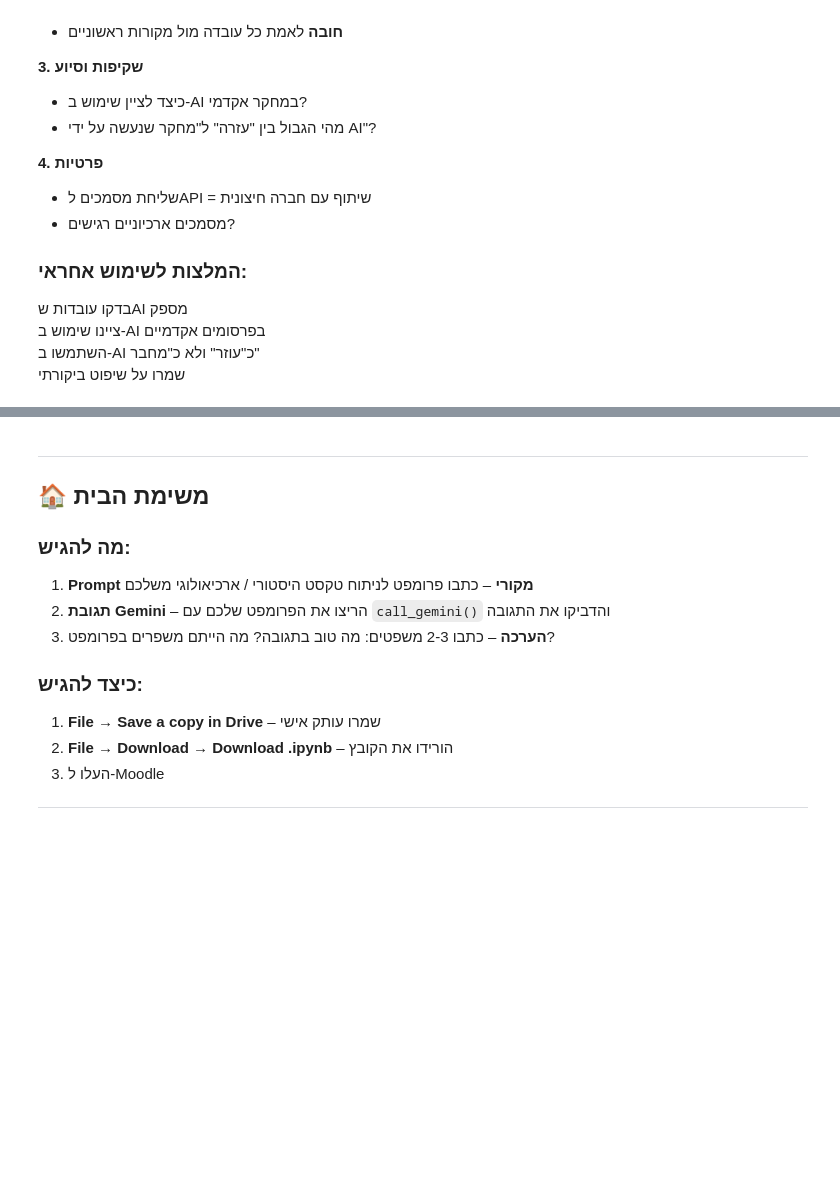
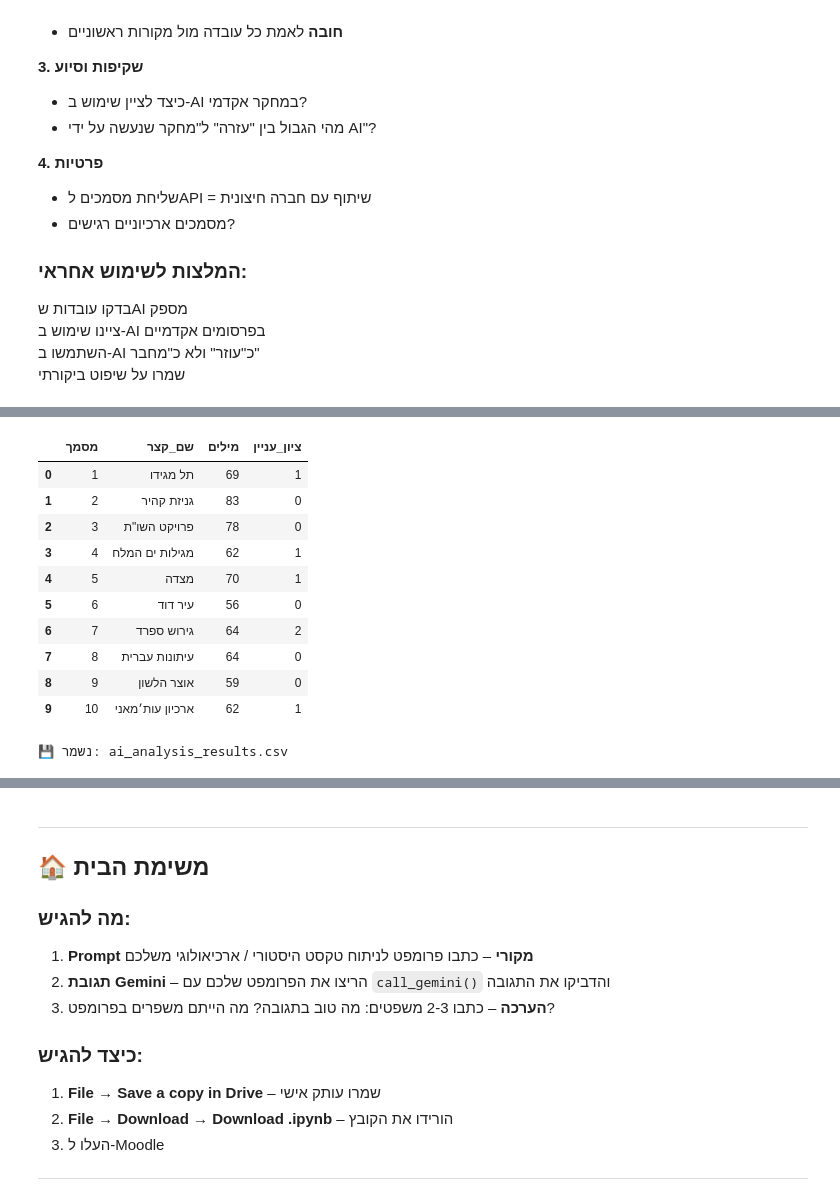
Before and after one commit to shaigordin/introdh, a Jupyter notebook: notebooks/2026wiki/05_AI_למדעי_הרוח.ipynb, the cells around one changed output, grey strips where cells are left out. Drawn from its saved outputs; the diff is of its cells as text; code cells hidden in the pictures; blank space fills up the shorter version.

```diff
--- a/notebooks/2026wiki/05_AI_למדעי_הרוח.ipynb
+++ b/notebooks/2026wiki/05_AI_למדעי_הרוח.ipynb
@@ -531,7 +628,7 @@ print("   תמיד בדקו עובדות שAI מספק מול מקורות אמ
 # תהליך עבודה מעשי: AI + מחקר מדעי הרוח
 # ============================================================
 
-def humanities_research_pipeline(texts, research_question):
+def humanities_research_pipeline(texts, names, research_question):
     """
     Pipeline מחקרי שמשלב AI עם מתודולוגיה הומניסטית.
 
@@ -542,9 +639,9 @@ def humanities_research_pipeline(texts, research_question):
     4. קריאה קרובה אנושית
 
     פרמטרים:
-        texts          : רשימת טקסטים
+        texts  : רשימת טקסטים
+        names  : שמות קצרים לכל טקסט
         research_question : שאלת המחקר
-
 
     מחזיר: DataFrame עם תוצאות
     """
@@ -557,27 +654,24 @@ def humanities_research_pipeline(texts, research_question):
         print("💡 מצב: תגובות מדומות — הגדירו GEMINI_API_KEY בתא 4 לתוצאות אמיתיות")
     print("=" * 60)
 
-    for i, text in enumerate(texts, 1):
-        print(f"\n📄 מסמך {i}/{len(texts)}: {text[:60]}...")
+    for i, (text, name) in enumerate(zip(texts, names), 1):
+        print(f"\n📄 מסמך {i}/{len(texts)}: {name} ({text[:40]}...)")
 
-        # שלב 1: מטה-נתונים בסיסיים
         word_count = len(text.split())
 
-        # שלב 2: AI – סיכום
-        # משתמש ב-Gemini אם הוגדר מפתח, אחרת תגובה מדומה
-        summary = analyze_with_gemini(text, 'summarize')
+        summary        = analyze_with_gemini(text, 'summarize')
         classification = analyze_with_gemini(text, 'classify')
 
-        # שלב 3: ציון "עניין"
         interesting_keywords = ['חשוב', 'ייחודי', 'ראשון', 'מרכזי', 'נדיר', 'חשף', 'גילה']
         interest_score = sum(1 for kw in interesting_keywords if kw in text)
 
         results.append({
             'מסמך':       i,
+            'שם_קצר':    name,
             'טקסט_קצר':   text[:80] + '...',
             'מילים':      word_count,
             'סיכום_AI':   summary.strip()[:200],
-            'סיווג_AI':   classification.strip()[:100],
+            'סיווג_AI':   classification.strip()[:120],
             'ציון_עניין': interest_score
         })
 
@@ -587,25 +681,54 @@ def humanities_research_pipeline(texts, research_question):
     return df
 
 
-# -- הרצה --
+# ── 10 טקסטים לדוגמה ────────────────────────────────────────
+TEXT_NAMES = [
+    'תל מגידו', 'גניזת קהיר', 'פרויקט השו"ת',
+    'מגילות ים המלח', 'מצדה', 'עיר דוד',
+    'גירוש ספרד', 'עיתונות עברית', 'אוצר הלשון', "ארכיון עות׳מאני",
+]
+
 sample_for_pipeline = [
-    # טקסט 1: ארכאולוגיה — תל מגידו
+    # 1 – ארכיאולוגיה: תל מגידו
     """תל מגידו הוא אחד האתרים הארכאולוגיים החשובים ביותר בישראל ובעולם. החפירות שנערכו באתר מאז סוף המאה ה-19 חשפו כ-26 שכבות התיישבות רצופות, המשתרעות על פני כ-7,000 שנה של היסטוריה אנושית, מהתקופה הנאוליתית ועד לתקופה הפרסית. בין הממצאים הבולטים: ארמונות כנעניים מפוארים, אורוות מהתקופה האיסוראלית המיוחסות למלך אחאב, ותעלת מים מתוחכמת שנחצבה בסלע. האתר מזוהה עם מגידו המקראית, זירת קרבות מפורסמים לאורך ההיסטוריה, ונכלל ברשימת אתרי מורשת העולם של אונסקו.""",
 
-    # טקסט 2: היסטוריה — גניזת קהיר
+    # 2 – היסטוריה: גניזת קהיר
     """גניזת קהיר היא אוסף של כ-400,000 קטעי כתב יד יהודיים שנתגלו בסוף המאה ה-19 בבית הכנסת בן עזרא בפוסטאט (קהיר העתיקה). המסמכים, הכתובים בעיקר בערבית-יהודית, בעברית ובארמית, מכסים תקופה של כאלף שנה (המאה ה-9 עד ה-19 לספירה) ומספקים מידע רב-ערך על חיי היהודים בארצות האסלאם: מסחר, משפחה, דת, רפואה ושירה. המלומד שלמה דב גויטיין הקדיש את חייו לחקר הגניזה ופרסם את סדרת המחקרים המונומנטלית "חברה ים-תיכונית". כיום מאות אלפי הדפים ממשיכים להיסרק ולהיות נגישים לחוקרים ברחבי העולם דרך פרויקט Geniza@Princeton ומאגרים דיגיטליים נוספים.""",
 
-    # טקסט 3: מדעי הרוח הדיגיטליים — ניתוח קורפוס
+    # 3 – מדעי הרוח הדיגיטליים: פרויקט השו"ת
     """פרויקט השו"ת הוא מאגר דיגיטלי המכיל את כלל ספרות ההלכה היהודית — למעלה מ-300,000 שו"ת ומעל ל-3 מיליון עמודי טקסט — ומאפשר חיפוש טקסטואלי מלא. בשנים האחרונות שילבו חוקרים שיטות של עיבוד שפה טבעית (NLP) וקריאה מרחוק כדי לזהות תבניות היסטוריות בספרות זו: שינויים בשימוש במונחים לאורך הדורות, התפשטות פסיקות הלכתיות ממרכז אחד לאחר, ורשתות ציטוט בין פוסקים מתקופות שונות. גישה זו מאפשרת לשאול שאלות מחקריות חדשות שלא ניתן היה לענות עליהן בקריאה ידנית של אוסף בהיקף כזה.""",
+
+    # 4 – ארכיאולוגיה: מגילות ים המלח
+    """מגילות ים המלח הן אוסף כתבי יד ייחודי שנתגלה בין השנים 1947–1956 במערות קומראן שבמדבר יהודה. המגילות נכתבו בין המאה ה-3 לפנה"ס לבין המאה ה-1 לספירה, ומכילות טקסטים מקראיים, פסבדואפיגרפיים וחיבורים של כת קומראן. בין הממצאים הבולטים: ספר ישעיהו השלם, מגילת המלחמה, ומגילת הנחושת. גילוי המגילות נחשב לאחת התגליות הארכיאולוגיות הגדולות של המאה ה-20, בשל ערכן לחקר המקרא, ההיסטוריה היהודית וראשית הנצרות.""",
+
+    # 5 – ארכיאולוגיה: מצדה
+    """מצדה היא מצודה הרודיאנית המשקיפה על ים המלח מגובה של כ-450 מטר מעל פני הים. יגאל ידין הוביל חפירות נרחבות בין 1963 ל-1965, וחשף ארמון תלת-קומתי מפואר, בתי מגורים, מקוואות ובית כנסת עתיק. המצודה ידועה בזכות המצור הרומי, שהסתיים לפי יוסף בן מתתיהו בהתאבדות קולקטיבית של כ-960 מגינים בשנת 73 לספירה. הסיפור הפך לסמל לאומי ישראלי — "מצדה לא תיפול שנית" — והאתר נכלל ברשימת אתרי מורשת אונסקו מאז 2001.""",
+
+    # 6 – ארכיאולוגיה: עיר דוד
+    """עיר דוד היא אתר ארכיאולוגי בירושלים, המזוהה עם העיר הכנענית-יבוסית שכבש דוד המלך. החפירות, שנמשכות מהמאה ה-19 ועד ימינו, חשפו שכבות התיישבות מהתקופה הכנענית, הישראלית, ימי בית שני ועד לתקופה הביזנטית. בין הממצאים הבולטים: מנהרת השילוח חצובת הסלע, בניין "בית האדיר" הכנעני, ובולות חרס עם שמות מקראיים. האתר מהווה מוקד מחקרי ופוליטי בשל מיקומו בשכונת סילוואן.""",
+
+    # 7 – היסטוריה: גירוש ספרד
+    """גירוש ספרד בשנת 1492 הוא אחד האירועים המכוננים בתולדות עם ישראל. כ-200,000 יהודים נאלצו לעזוב את חצי האי האיברי לאחר פקודת גירוש שחתמו פרדיננד ואיזבל. הגולים, הידועים כ"ספרדים", נפזרו באימפריה העות׳מאנית, בצפון אפריקה ובאמסטרדם, ונשאו עמם את שפת הלאדינו ומסורות פיוטיות ייחודיות. הם שמרו על זהותם הנפרדת במשך דורות, וחקר קהילות הספרדים פתח אפיקי מחקר חשובים על היסטוריה של הים התיכון ועל תרבות גירה.""",
+
+    # 8 – מדעי הרוח הדיגיטליים: עיתונות עברית
+    """פרויקט Jpress, שפותח בספריה הלאומית של ישראל, אוסף ומדגם עיתונות עברית ויידישאית היסטורית ממאות עיתונים שהופיעו בין 1858 לתחילת שנות ה-2000. המאגר כולל מעל ל-10 מיליון עמודי עיתון שעברו תהליך OCR לצורך חיפוש טקסטואלי מלא. חוקרים משתמשים בו לניתוח שיח בתקשורת העברית: מעקב אחר שינויים לשוניים, ניתוח סנטימנט סביב אירועים היסטוריים, ומיפוי רשתות חברתיות של עורכים. הגישה הדיגיטלית מגלה תבניות שאי-אפשר לראות בקריאה ידנית.""",
+
+    # 9 – מדעי הרוח הדיגיטליים: אוצר הלשון
+    """המילון ההיסטורי ללשון העברית, פרויקט של האקדמיה ללשון העברית, שואף לתעד כל מילה עברית מהתקופה המקראית ועד לעת החדשה. הפרויקט עושה שימוש בשיטות NLP לניתוח קורפוסים היסטוריים: טקסטים מקראיים, ספרות חז"ל, ספרות הגאונים ועברית מודרנית. האתגרים כוללים רב-משמעות מילים לאורך תקופות, שינויים בכתיב ובהגייה, וצורות שנשתכחו. מאגר הנתונים כולל מעל ל-150,000 כניסות לקסיקוגרפיות עם תיעוד מלא של מקורות וציטוטים.""",
+
+    # 10 – היסטוריה: ארכיון עות׳מאני
+    """ארכיון האימפריה העות׳מאנית בקושטא (איסטנבול) הוא מהארכיונים החשובים ביותר למחקר ארץ ישראל בתקופה שמהמאה ה-16 ועד תחילת המאה ה-20. המסמכים, הכתובים בעות׳מאנית עתיקה, כוללים רשומות מפקד אוכלוסין, עסקות קרקע, פסקי דין ותכתובת שלטונית. בשני העשורים האחרונים, תהליכי דיגיטציה נרחבים הפכו חלק ניכר מהארכיון לנגיש לחוקרים, ויחד עם כלי תמלול אוטומטי של כתב עות׳מאני, פתחו אפשרויות מחקר חדשות על חיי היומיום בארץ ישראל.""",
 ]
 
 df_results = humanities_research_pipeline(
     sample_for_pipeline,
+    TEXT_NAMES,
     research_question="מהם הנושאים המרכזיים בכתיבה ארכיאולוגית-היסטורית עברית?"
 )
 
 print("\n📋 תוצאות ה-Pipeline:")
-display(df_results[['מסמך', 'מילים', 'ציון_עניין', 'טקסט_קצר']])
+display(df_results[['מסמך', 'שם_קצר', 'מילים', 'ציון_עניין']])
 
 df_results.to_csv('ai_analysis_results.csv', index=False, encoding='utf-8-sig')
 print("\n💾 נשמר: ai_analysis_results.csv")
+# %% [output]
@@ -611,0 +752,12 @@ print("\n💾 נשמר: ai_analysis_results.csv")
+|  | מסמך | שם_קצר | מילים | ציון_עניין |
+| 0 | 1 | תל מגידו | 69 | 1 |
+| 1 | 2 | גניזת קהיר | 83 | 0 |
+| 2 | 3 | פרויקט השו"ת | 78 | 0 |
+| 3 | 4 | מגילות ים המלח | 62 | 1 |
+| 4 | 5 | מצדה | 70 | 1 |
+| 5 | 6 | עיר דוד | 56 | 0 |
+| 6 | 7 | גירוש ספרד | 64 | 2 |
+| 7 | 8 | עיתונות עברית | 64 | 0 |
+| 8 | 9 | אוצר הלשון | 59 | 0 |
+| 9 | 10 | ארכיון עות׳מאני | 62 | 1 |
+💾 נשמר: ai_analysis_results.csv
```
Also changed, not shown: parts of 23 cells of this notebook, 4 other files.
